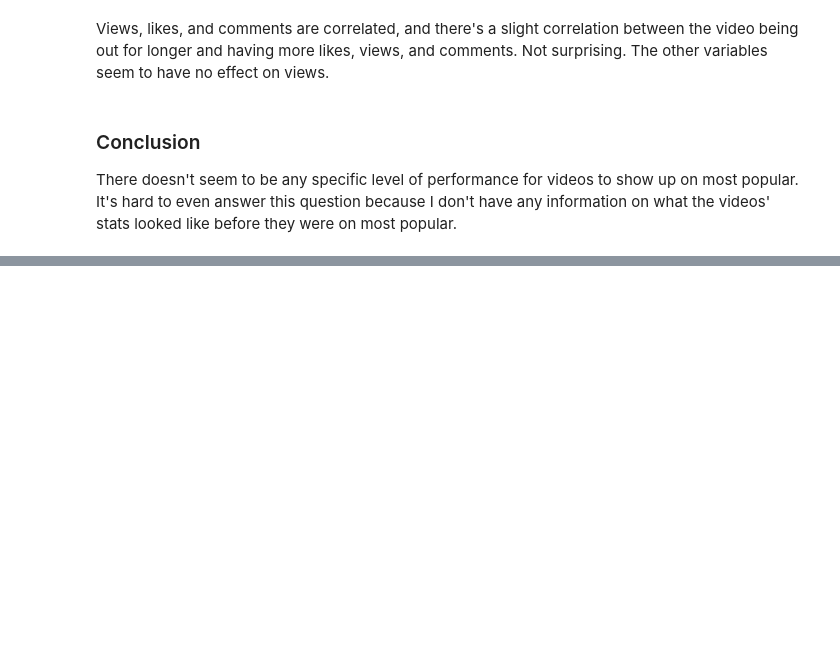
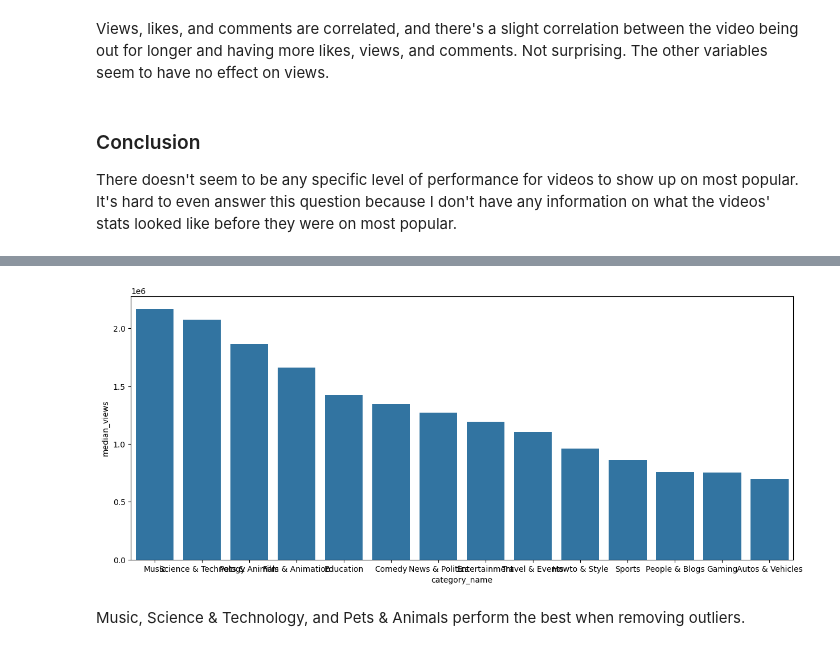
Before and after one commit to AndrewDettor/YouTubeMostPopularVideos, a Jupyter notebook: time_series_EDA.ipynb, the cells around one changed output, grey strips where cells are left out. Saved outputs shown, nothing was run; the diff lists cells and outputs as text; code cells hidden in the pictures; blank space fills up the shorter version.

```diff
--- a/time_series_EDA.ipynb
+++ b/time_series_EDA.ipynb
@@ -669,0 +872,3 @@ print(categories_dim)
+# %%
+vid_1week = video_all.groupby("video_id").nth(56)
+vid_1week
@@ -865,0 +1137,5 @@ video_fact.sample(45)
+# %%
+best_categories = all_1week.groupby("category_name")["num_views"].median().sort_values(ascending=False)
+best_categories = best_categories.reset_index()
+best_categories.columns = ["category_name", "median_views"]
+best_categories
@@ -865,0 +1158,7 @@ video_fact.sample(45)
+# %%
+fig, ax = plt.subplots(figsize=(15,6))
+ax = sns.barplot(data=best_categories, x="category_name", y="median_views", ax=ax)
+# %% [output]
+[figure, added]
+# %% [markdown]
+Music, Science & Technology, and Pets & Animals perform the best when removing outliers.
```
Also changed, not shown: parts of 137 cells of this notebook.
